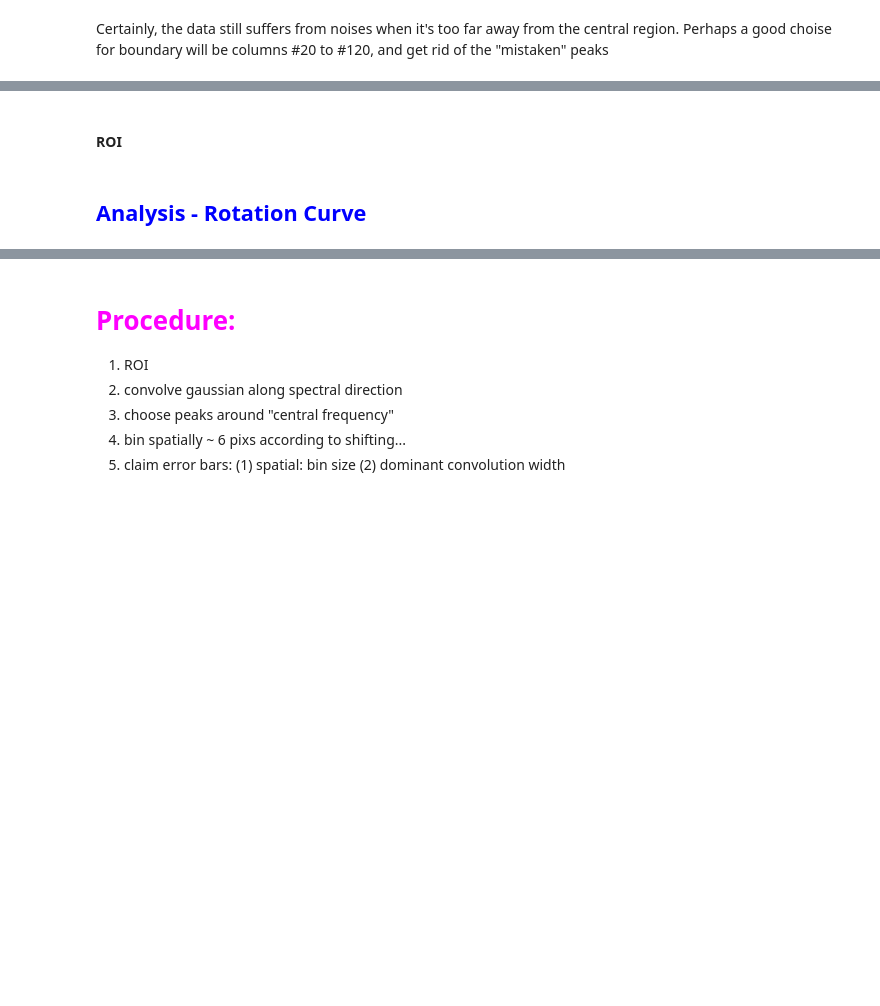
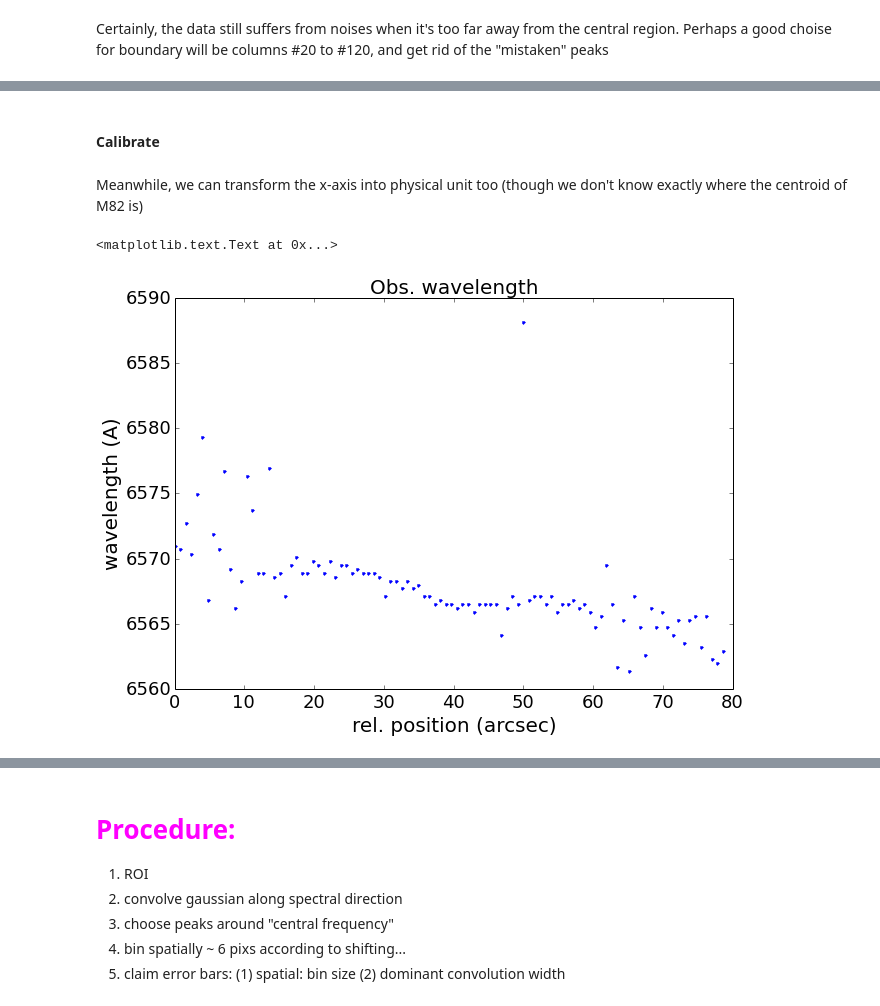
Before and after one commit to Mipanox/PHYS301, a Jupyter notebook: Project/SpecAna.ipynb, the cells around one changed output, grey strips where cells are left out. Saved outputs shown, nothing was run; the diff lists cells and outputs as text; code cells hidden in the pictures; blank space fills up the shorter version.

```diff
--- a/Project/SpecAna.ipynb
+++ b/Project/SpecAna.ipynb
@@ -154,4 +198,30 @@ plt.imshow(arc_roi,origin='lower',cmap='gray'); plt.colorbar(); plt.clim(1000,14
+# %%
+wvl_l = 6532.88 * u.Angstrom
+wvl_h = 6598.95 * u.Angstrom
 # %% [markdown]
-#### ROI
+#### Calibrate
-# %% [markdown]
-## <font color="blue"> Analysis - Rotation Curve</font>
+# %%
+##
+slc = (20,120) # choosing spatial range
+
+## to numpy arrays
+M82_peak_pix = np.asarray(Halp_peak_idx[slc[0]:slc[1]])
+arc_wvl_l_px = np.array([arc_pk[i][0,0] for i in range(slc[0],slc[1])])
+arc_wvl_h_px = np.array([arc_pk[i][1,0] for i in range(slc[0],slc[1])])
+
+##
+#-- remember to account for the difference length of roi_y and roi_yz!!!
+M82_wvl =   (M82_peak_pix-arc_wvl_l_px + (roi_y[0]-roi_yz[0]) ) \
+          / (arc_wvl_h_px-arc_wvl_l_px) \
+          * (wvl_h - wvl_l) + wvl_l
+# %% [markdown]
+Meanwhile, we can transform the x-axis into physical unit too (though we don't know exactly where the centroid of M82 is)
+# %%
+M82_spa = np.linspace(0,plate_scale.value*M82_wvl.shape[0],M82_wvl.shape[0],endpoint=False) * u.arcsec
+# %%
+plt.figure(figsize=(10,7))
+plt.plot(M82_spa,M82_wvl,'b.'); plt.title('Obs. wavelength')
+plt.xlabel('rel. position (arcsec)'); plt.ylabel('wavelength (A)')
+# %% [output]
+<matplotlib.text.Text at 0x...>
+[figure, added]
```
Also changed, not shown: parts of 37 cells of this notebook, 1 other file.
